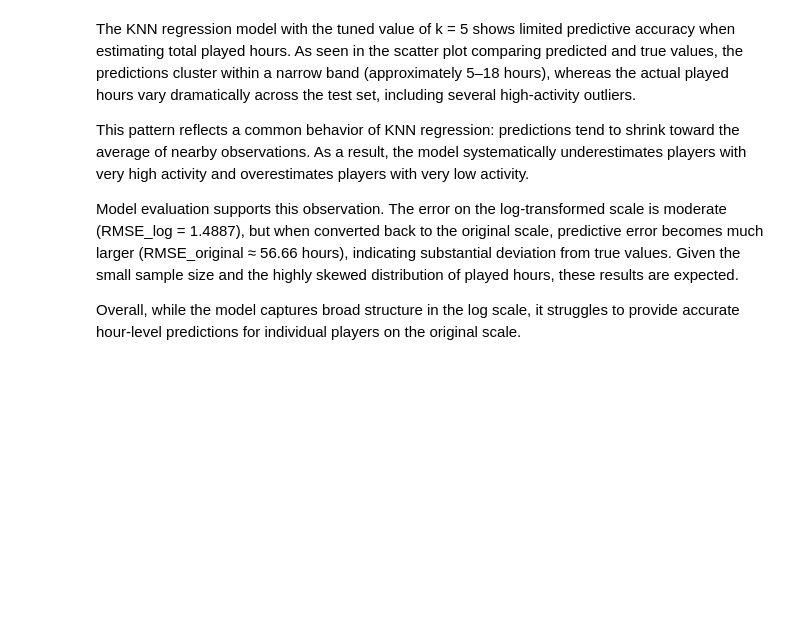
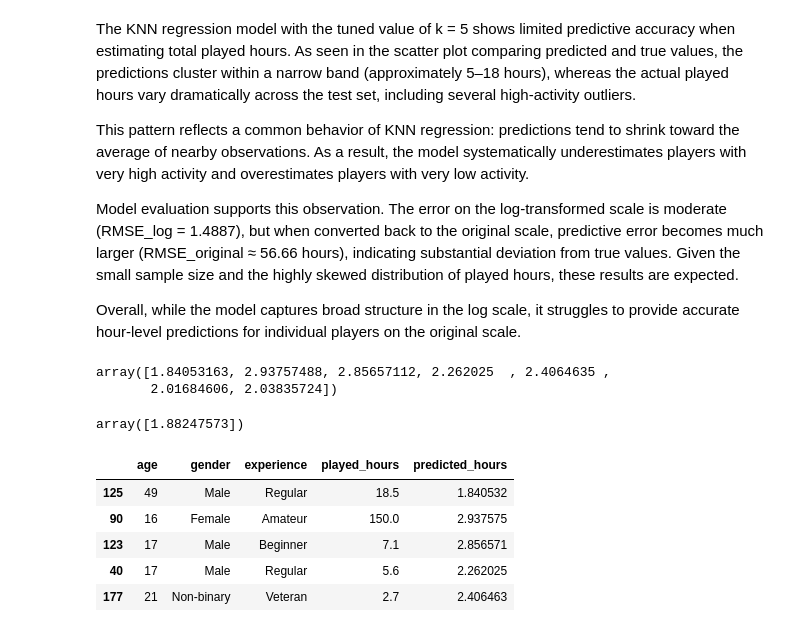
Before and after one commit to chancesong10/video-game-research-project, a Jupyter notebook: Project.ipynb, the cells around one changed output. Saved outputs shown, nothing was run; the diff lists cells and outputs as text; code cells hidden in the pictures; blank space fills up the shorter version.

Commit message:
Performed predictions

```diff
--- a/Project.ipynb
+++ b/Project.ipynb
@@ -507,3 +490,32 @@ This pattern reflects a common behavior of KNN regression: predictions tend to s
 Model evaluation supports this observation. The error on the log-transformed scale is moderate (RMSE_log = 1.4887), but when converted back to the original scale, predictive error becomes much larger (RMSE_original ≈ 56.66 hours), indicating substantial deviation from true values. Given the small sample size and the highly skewed distribution of played hours, these results are expected.
 
 Overall, while the model captures broad structure in the log scale, it struggles to provide accurate hour-level predictions for individual players on the original scale.
+# %%
+knn_model.fit(X_train, y_train_log)
+knn_model.predict(X_test)
+# %% [output]
+array([1.84053163, 2.93757488, 2.85657112, 2.262025  , 2.4064635 ,
+       2.01684606, 2.03835724])
+# %%
+new_player = pd.DataFrame([{
+    "age": 25,
+    "gender": "Male",
+    "experience": "Veteran"
+}])
+
+knn_model.predict(new_player)
+# %% [output]
+array([1.88247573])
+# %%
+results = X_test.copy()
+results["played_hours"] = y_test_original.values
+results["predicted_hours"] = y_pred_log
+
+results.head()
+# %% [output]
+|  | age | gender | experience | played_hours | predicted_hours |
+| 125 | 49 | Male | Regular | 18.5 | 1.840532 |
+| 90 | 16 | Female | Amateur | 150.0 | 2.937575 |
+| 123 | 17 | Male | Beginner | 7.1 | 2.856571 |
+| 40 | 17 | Male | Regular | 5.6 | 2.262025 |
+| 177 | 21 | Non-binary | Veteran | 2.7 | 2.406463 |
```
Also changed, not shown: parts of 1 cell of this notebook.
